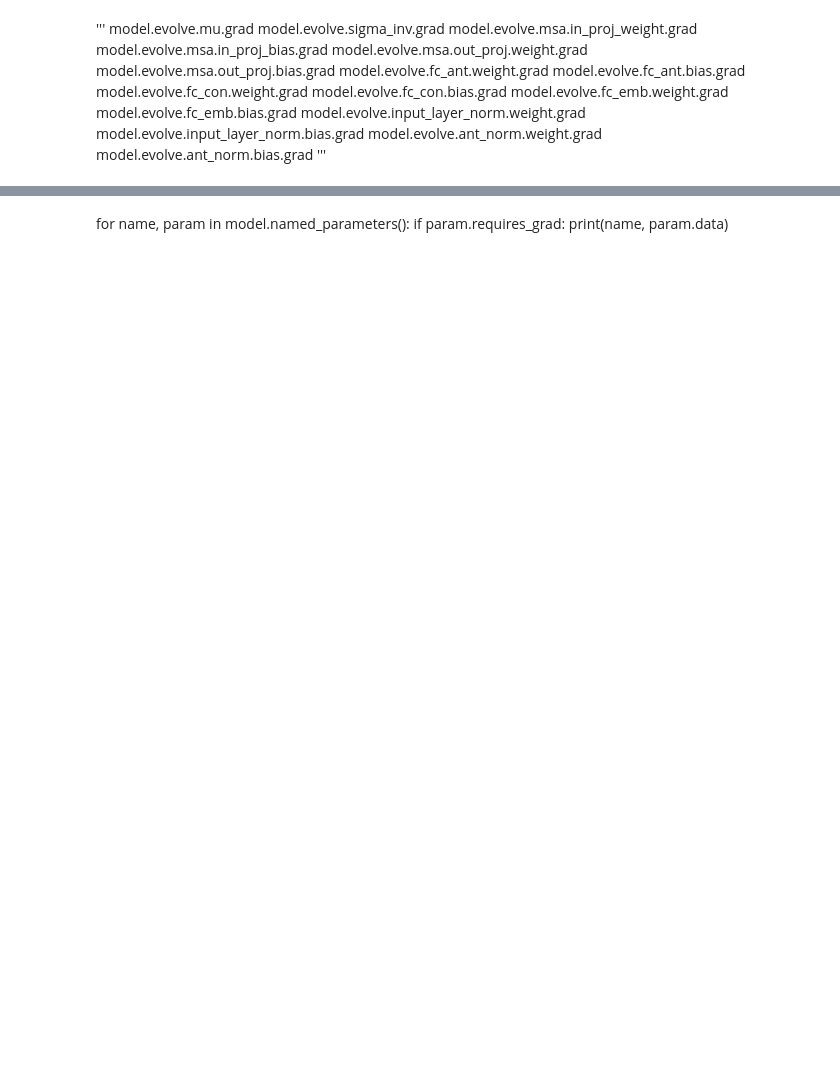
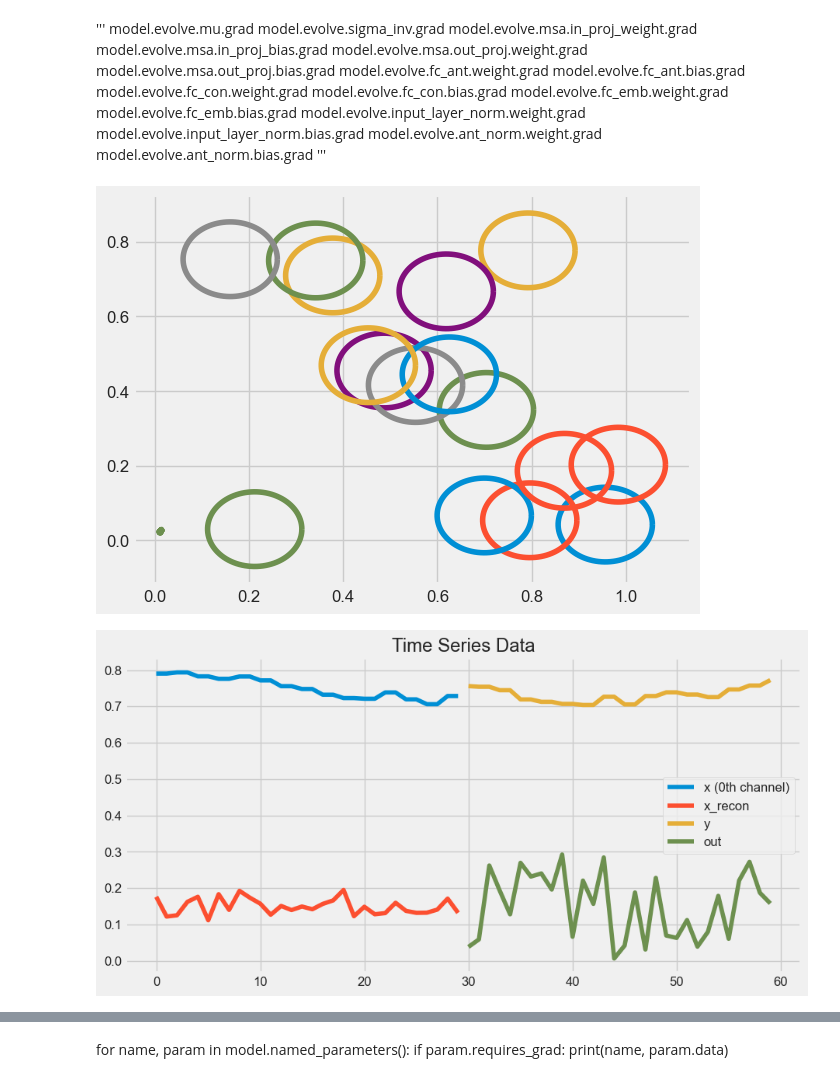
Before and after one commit to mihaozbot/Fuzzy-transformer, a Jupyter notebook: LSTM/LSTM_evolving_VAE.ipynb, the cells around one changed output, grey strips where cells are left out. Saved outputs shown, nothing was run; the diff lists cells and outputs as text; code cells hidden in the pictures; blank space fills up the shorter version.

```diff
--- a/LSTM/LSTM_evolving_VAE.ipynb
+++ b/LSTM/LSTM_evolving_VAE.ipynb
@@ -577,20 +495,54 @@ model.evolve.input_layer_norm.bias.grad
 model.evolve.ant_norm.weight.grad
 model.evolve.ant_norm.bias.grad
 '''
-# %%
-def test(dataloader):
-    hn, cn = model.init()
-    loss_sum = 0
-    for batch, item in enumerate(dataloader):
-        x, y = item
-        x = x.to(device)
-        y = y.to(device)
-        out, x_recon, hn, cn = model(x.reshape(input_length, batch_size, input_dim), hn, cn)
-        loss = loss_fun_con(out.reshape(batch_size, output_dim,-1), y.reshape(batch_size, output_dim,-1))
-        loss_sum = loss_sum + loss.item()
-        if batch == len(dataloader) -1:
-            #loss = loss.item()
-            print(f"Test loss: {loss_sum:>7f}")
-    return loss_sum
-
-loss_test = test(test_dataloader)
+# %%
+import matplotlib.pyplot as plt
+
+def test(dataloader,epoch):
+    loss_sum = 0
+
+    # Turn off gradients for testing, saves memory and computations
+    with torch.no_grad():
+        for batch, item in enumerate(dataloader):
+            x, y = item
+            x = x.to(device)
+            y = y.to(device)
+            out, x_recon = model(x)
+            loss = loss_fun_con(out.reshape(batch_size, par_output_dim, -1), y.reshape(batch_size, par_output_dim, -1))
+            loss_sum = loss_sum + loss.item()
+
+            # Display clustering and membership
+            display_module.display_clustering(model.evolve.sigma_inv, model.evolve.mu, model.z.detach().cpu().numpy())
+            display_module.display_membership(model.evolve.compute_psi(model.z).detach().cpu().numpy(), model.z.detach().cpu().numpy(),epoch)
+
+            # Extract the first channel from x and reshape the tensors
+            x = x[:, :, 0].cpu().numpy()
+            x_recon = x_recon[:, 0, :].cpu().numpy()
+            y = y.cpu().numpy()
+            out = out[:, 0, :].cpu().numpy()
+
+            # Create time indices for the data
+            time_indices_x = range(x.shape[1])
+            time_indices_y = range(x.shape[1], x.shape[1] + y.shape[1])
+
+            # Plot x (0th channel) and x_recon
+            plt.figure(figsize=(10, 5))
+            plt.plot(time_indices_x, x[0], label='x (0th channel)')
+            plt.plot(time_indices_x, x_recon[0], label='x_recon')
+
+            # Plot y and out
+            plt.plot(time_indices_y, y[0], label='y')
+            plt.plot(time_indices_y, out[0], label='out')
+
+            plt.legend()
+            plt.title('Time Series Data')
+            plt.show()
+
+        print(f"Test loss: {loss_sum:>7f}")
+
+    return loss_sum
+
+loss_test = test(test_dataloader,0)
+# %% [output]
+[figure, added]
+[figure, added]
```
Also changed, not shown: parts of 27 cells of this notebook, 16 other files.
